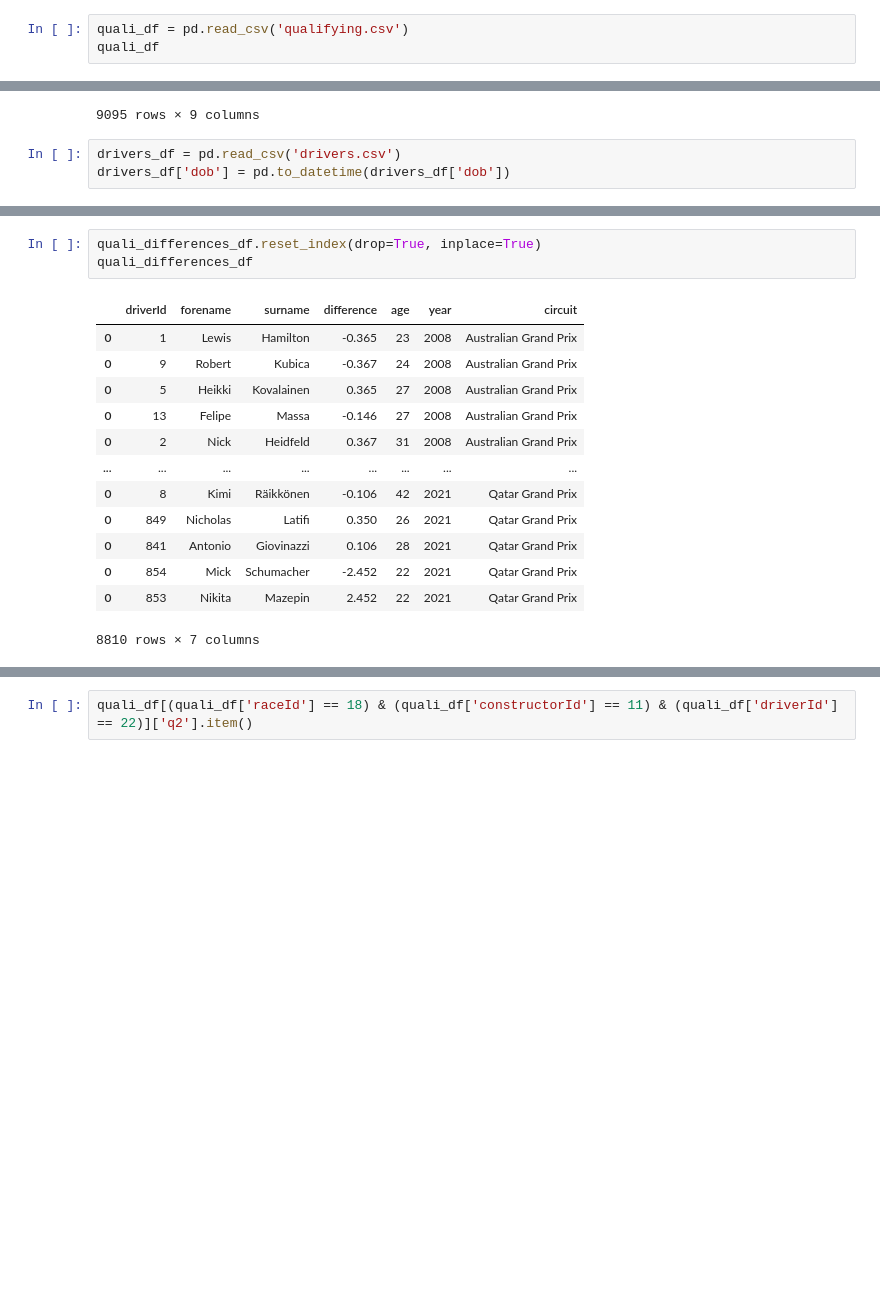
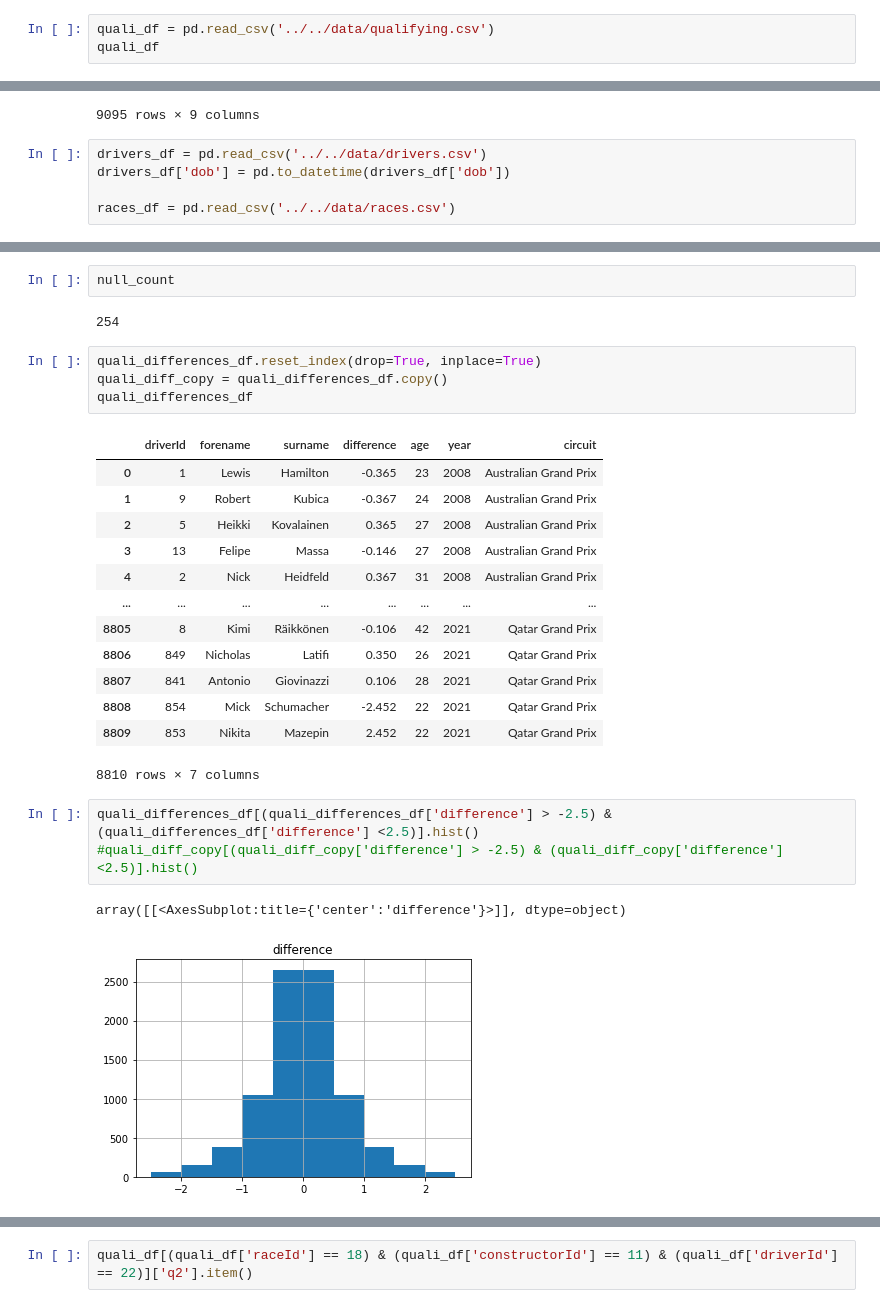
Before and after one commit to tatutimonen/F1-bayesian-analysis, a Jupyter notebook: src/python/data_transforming.ipynb, the cells around one changed output, grey strips where cells are left out. Cells and saved outputs as stored; diff of their text form; blank space fills up the shorter version.

Commit message:
update data transform notebook

```diff
--- a/src/python/data_transforming.ipynb
+++ b/src/python/data_transforming.ipynb
@@ -5,5 +7,5 @@ import math
 # %%
-quali_df = pd.read_csv('qualifying.csv')
+quali_df = pd.read_csv('../../data/qualifying.csv')
 quali_df
 # %% [output]
 |  | qualifyId | raceId | driverId | constructorId | number | position | q1 | q2 | q3 |
@@ -20,5 +22,7 @@ quali_df
 | 9094 | 9135 | 1051 | 853 | 210 | 9 | 20 | 1:25.859 | \N | \N |
 9095 rows × 9 columns
 # %%
-drivers_df = pd.read_csv('drivers.csv')
+drivers_df = pd.read_csv('../../data/drivers.csv')
 drivers_df['dob'] = pd.to_datetime(drivers_df['dob'])
+
+races_df = pd.read_csv('../../data/races.csv')
@@ -74,17 +74,28 @@ pd.DataFrame([[driver_id, forename, surname, difference, age, year, circuit]], c
+# %%
+null_count
+# %% [output]
+254
 # %%
 quali_differences_df.reset_index(drop=True, inplace=True)
+quali_diff_copy = quali_differences_df.copy()
 quali_differences_df
 # %% [output]
 |  | driverId | forename | surname | difference | age | year | circuit |
 | 0 | 1 | Lewis | Hamilton | -0.365 | 23 | 2008 | Australian Grand Prix |
-| 0 | 9 | Robert | Kubica | -0.367 | 24 | 2008 | Australian Grand Prix |
-| 0 | 5 | Heikki | Kovalainen | 0.365 | 27 | 2008 | Australian Grand Prix |
-| 0 | 13 | Felipe | Massa | -0.146 | 27 | 2008 | Australian Grand Prix |
-| 0 | 2 | Nick | Heidfeld | 0.367 | 31 | 2008 | Australian Grand Prix |
+| 1 | 9 | Robert | Kubica | -0.367 | 24 | 2008 | Australian Grand Prix |
+| 2 | 5 | Heikki | Kovalainen | 0.365 | 27 | 2008 | Australian Grand Prix |
+| 3 | 13 | Felipe | Massa | -0.146 | 27 | 2008 | Australian Grand Prix |
+| 4 | 2 | Nick | Heidfeld | 0.367 | 31 | 2008 | Australian Grand Prix |
 | ... | ... | ... | ... | ... | ... | ... | ... |
-| 0 | 8 | Kimi | Räikkönen | -0.106 | 42 | 2021 | Qatar Grand Prix |
-| 0 | 849 | Nicholas | Latifi | 0.350 | 26 | 2021 | Qatar Grand Prix |
-| 0 | 841 | Antonio | Giovinazzi | 0.106 | 28 | 2021 | Qatar Grand Prix |
-| 0 | 854 | Mick | Schumacher | -2.452 | 22 | 2021 | Qatar Grand Prix |
-| 0 | 853 | Nikita | Mazepin | 2.452 | 22 | 2021 | Qatar Grand Prix |
+| 8805 | 8 | Kimi | Räikkönen | -0.106 | 42 | 2021 | Qatar Grand Prix |
+| 8806 | 849 | Nicholas | Latifi | 0.350 | 26 | 2021 | Qatar Grand Prix |
+| 8807 | 841 | Antonio | Giovinazzi | 0.106 | 28 | 2021 | Qatar Grand Prix |
+| 8808 | 854 | Mick | Schumacher | -2.452 | 22 | 2021 | Qatar Grand Prix |
+| 8809 | 853 | Nikita | Mazepin | 2.452 | 22 | 2021 | Qatar Grand Prix |
 8810 rows × 7 columns
+# %%
+quali_differences_df[(quali_differences_df['difference'] > -2.5) & (quali_differences_df['difference'] <2.5)].hist()
+#quali_diff_copy[(quali_diff_copy['difference'] > -2.5) & (quali_diff_copy['difference'] <2.5)].hist()
+# %% [output]
+array([[<AxesSubplot:title={'center':'difference'}>]], dtype=object)
+[figure, added]
```
Also changed, not shown: parts of 22 cells of this notebook.
